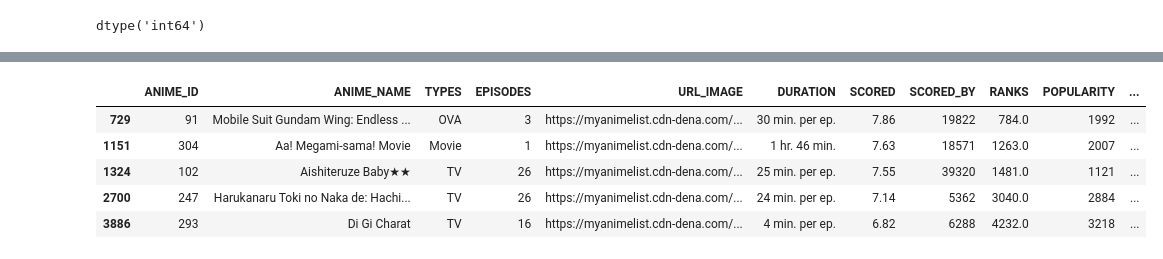
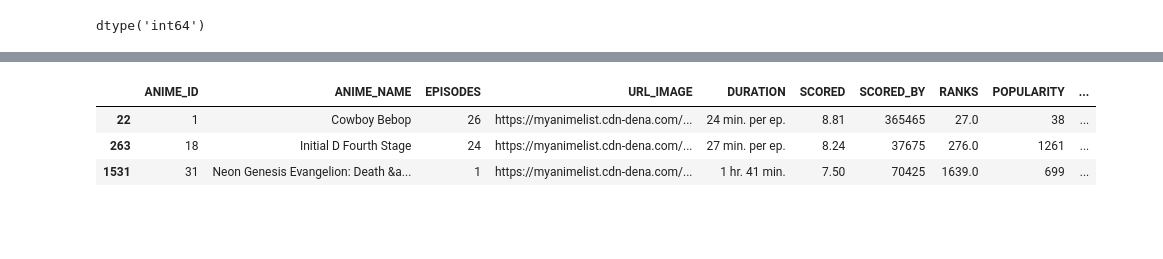
Before and after one commit to Lolineko30000/Minitas_chinas, a Jupyter notebook: MODELADO/RECOMENDACION.ipynb, the cells around one changed output, grey strips where cells are left out. Saved outputs shown, nothing was run; the diff lists cells and outputs as text; code cells hidden in the pictures; blank space fills up the shorter version.

```diff
--- a/MODELADO/RECOMENDACION.ipynb
+++ b/MODELADO/RECOMENDACION.ipynb
@@ -35,4 +28,4 @@ RATINGS = '/content/RATINGS.csv'
 ANIMES = '/content/ANIME.csv'
 # %%
 df_animes = pd.read_csv(ANIMES)
-df_rating = pd.read_csv(RATINGS)
+df_rating = pd.read_csv(RATINGS).sample(frac=0.10, random_state=1)
@@ -43,14 +54,2 @@ Index(['user_id', 'anime_id', 'rating'], dtype='object')
 # %% [markdown]
 # Genracion del modelo
-# %%
-reader = Reader(rating_scale=(1, 10))
-data = Dataset.load_from_df(df_rating[['user_id', 'anime_id', 'rating']], reader)
-
-trainset, testset = train_test_split(data, test_size=0.2)
-
-model = KNNBasic(sim_options={'user_based': True})
-model.fit(trainset)
-
-
-predictions = model.test(testset)
-accuracy = rmse(predictions)
@@ -60,0 +56,3 @@ RMSE: 1.2949
+# %%
+data = Dataset.load_from_df(df_rating[['user_id', 'anime_id', 'rating']],
+                            Reader(rating_scale=(1, 10)))
@@ -80,9 +108,10 @@ def predict(user_id:int, model:KNNBasic, df_recommendation:pd.DataFrame, column_
+# %%
+pedrito = 65515
 # %%
-predict(3, model, df_animes,'ANIME_ID')
+recomendaciones = predict(pedrito, model, df_animes,'ANIME_ID')
+recomendaciones
 # %% [output]
-|  | ANIME_ID | ANIME_NAME | TYPES | EPISODES | URL_IMAGE | DURATION | SCORED | SCORED_BY | RANKS | POPULARITY | ... |
-| 729 | 91 | Mobile Suit Gundam Wing: Endless ... | OVA | 3 | https://myanimelist.cdn-dena.com/... | 30 min. per ep. | 7.86 | 19822 | 784.0 | 1992 | ... |
-| 1151 | 304 | Aa! Megami-sama! Movie | Movie | 1 | https://myanimelist.cdn-dena.com/... | 1 hr. 46 min. | 7.63 | 18571 | 1263.0 | 2007 | ... |
-| 1324 | 102 | Aishiteruze Baby★★ | TV | 26 | https://myanimelist.cdn-dena.com/... | 25 min. per ep. | 7.55 | 39320 | 1481.0 | 1121 | ... |
-| 2700 | 247 | Harukanaru Toki no Naka de: Hachi... | TV | 26 | https://myanimelist.cdn-dena.com/... | 24 min. per ep. | 7.14 | 5362 | 3040.0 | 2884 | ... |
-| 3886 | 293 | Di Gi Charat | TV | 16 | https://myanimelist.cdn-dena.com/... | 4 min. per ep. | 6.82 | 6288 | 4232.0 | 3218 | ... |
+|  | ANIME_ID | ANIME_NAME | EPISODES | URL_IMAGE | DURATION | SCORED | SCORED_BY | RANKS | POPULARITY | ... |
+| 22 | 1 | Cowboy Bebop | 26 | https://myanimelist.cdn-dena.com/... | 24 min. per ep. | 8.81 | 365465 | 27.0 | 38 | ... |
+| 263 | 18 | Initial D Fourth Stage | 24 | https://myanimelist.cdn-dena.com/... | 27 min. per ep. | 8.24 | 37675 | 276.0 | 1261 | ... |
+| 1531 | 31 | Neon Genesis Evangelion: Death &a... | 1 | https://myanimelist.cdn-dena.com/... | 1 hr. 41 min. | 7.50 | 70425 | 1639.0 | 699 | ... |
```
Also changed, not shown: parts of 26 cells of this notebook, 1 other file.
